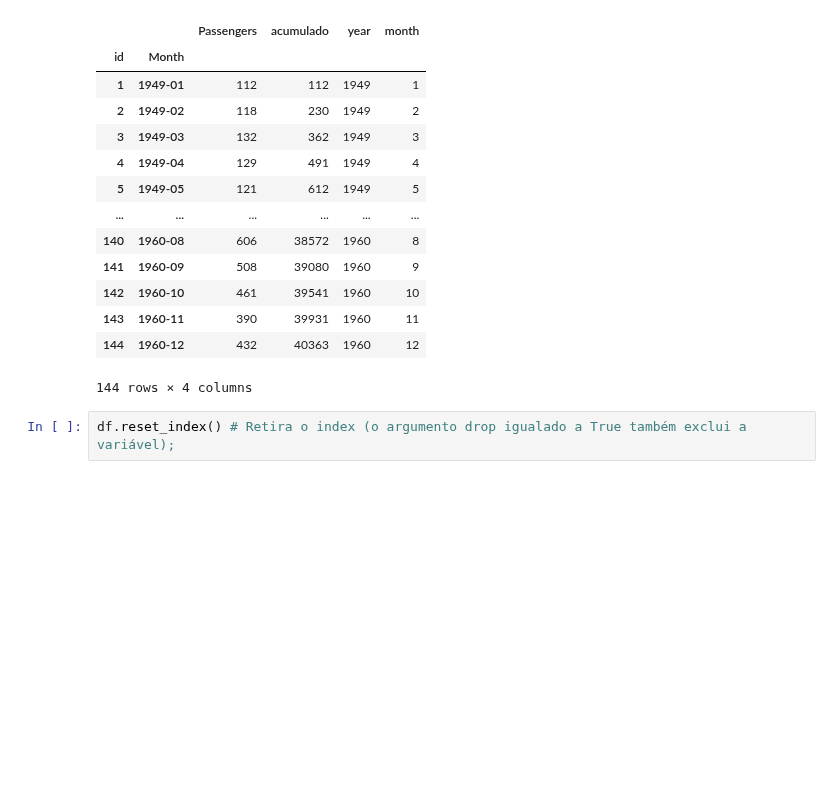
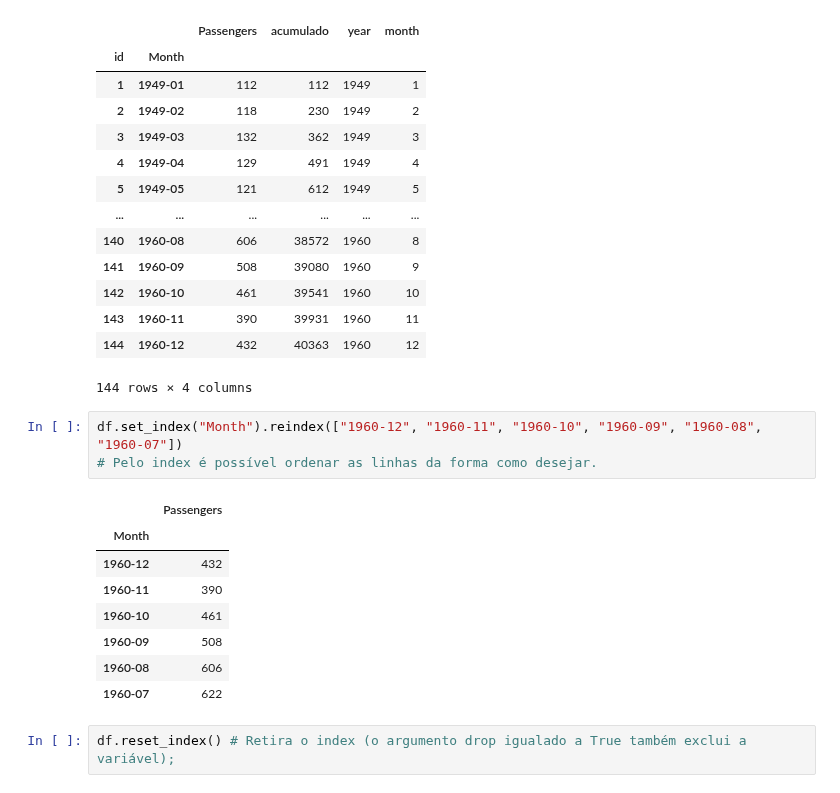
Before and after one commit to lauraalexandria/cursos-python, a Jupyter notebook: script_pandas.ipynb, the cells around one changed output. Drawn from its saved outputs; the diff is of its cells as text; blank space fills up the shorter version.

```diff
--- a/script_pandas.ipynb
+++ b/script_pandas.ipynb
@@ -465,6 +483,18 @@ df.set_index(["id", "Month"]) # Dá pra colocar mais de um index;
 | 143 | 1960-11 | 390 | 39931 | 1960 | 11 |
 | 144 | 1960-12 | 432 | 40363 | 1960 | 12 |
 144 rows × 4 columns
+# %%
+df.set_index("Month").reindex(["1960-12", "1960-11", "1960-10", "1960-09", "1960-08", "1960-07"])
+# Pelo index é possível ordenar as linhas da forma como desejar.
+# %% [output]
+|  | Passengers |
+| Month |  |
+| 1960-12 | 432 |
+| 1960-11 | 390 |
+| 1960-10 | 461 |
+| 1960-09 | 508 |
+| 1960-08 | 606 |
+| 1960-07 | 622 |
 # %%
 df.reset_index() # Retira o index (o argumento drop igualado a True também exclui a variável);
 # %% [output]
```
Also changed, not shown: parts of 6 cells of this notebook.
